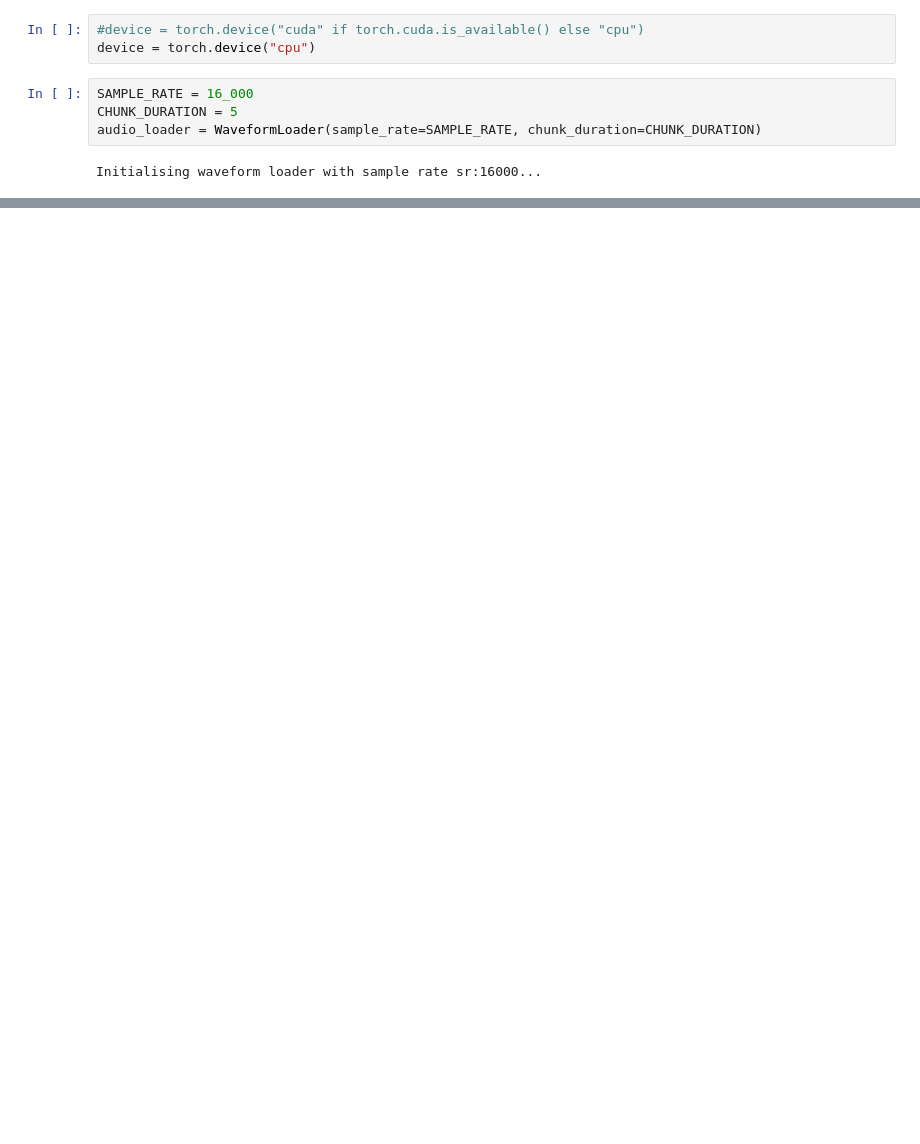
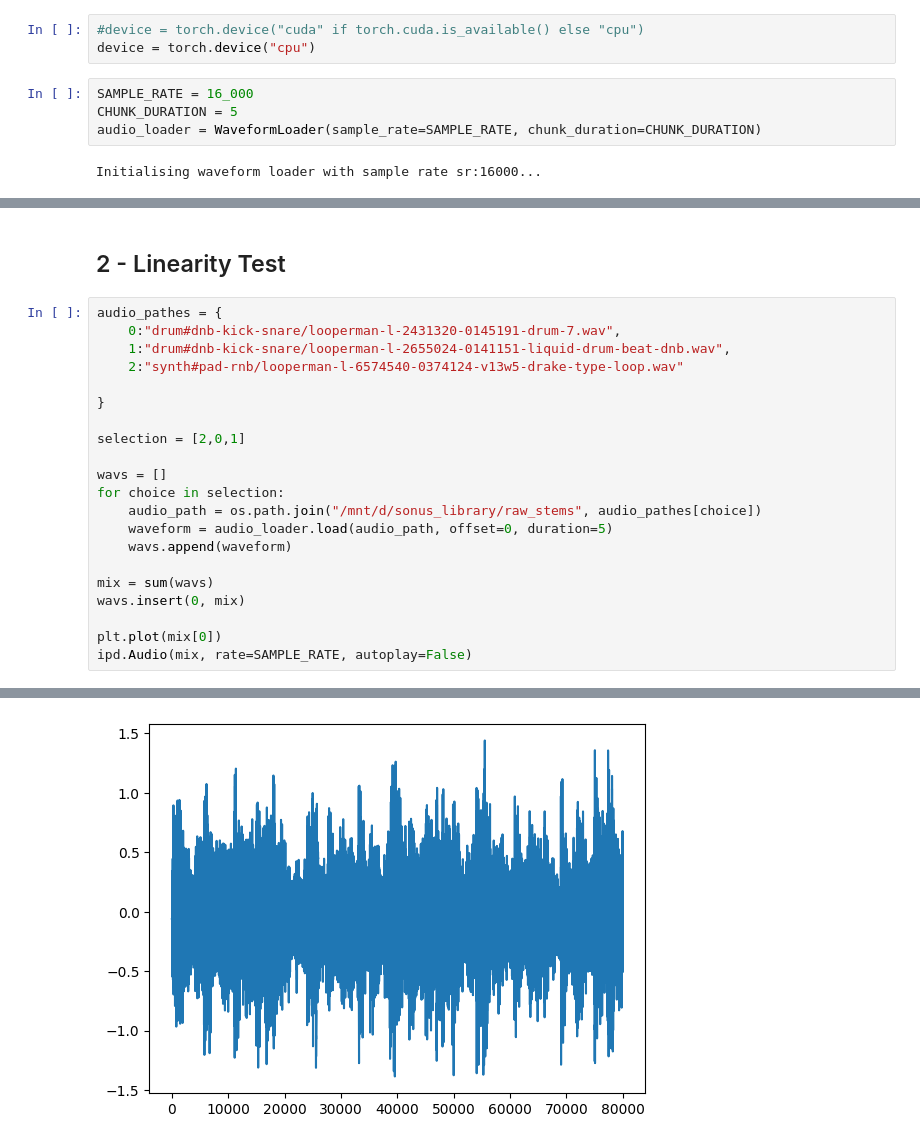
Before and after one commit to wkzng/iSincNet, a Jupyter notebook: demo.ipynb, the cells around one changed output, grey strips where cells are left out. Saved outputs shown, nothing was run; the diff lists cells and outputs as text; blank space fills up the shorter version.

```diff
--- a/demo.ipynb
+++ b/demo.ipynb
@@ -122,0 +126,24 @@ display(HTML(html_content))
+# %% [markdown]
+## 2 - Linearity Test
+# %%
+audio_pathes = {
+    0:"drum#dnb-kick-snare/looperman-l-2431320-0145191-drum-7.wav",
+    1:"drum#dnb-kick-snare/looperman-l-2655024-0141151-liquid-drum-beat-dnb.wav",
+    2:"synth#pad-rnb/looperman-l-6574540-0374124-v13w5-drake-type-loop.wav"
+
+}
+
+selection = [2,0,1]
+
+wavs = []
+for choice in selection:
+    audio_path = os.path.join("/mnt/d/sonus_library/raw_stems", audio_pathes[choice])
+    waveform = audio_loader.load(audio_path, offset=0, duration=5)
+    wavs.append(waveform)
+
+mix = sum(wavs)
+wavs.insert(0, mix)
+
+plt.plot(mix[0])
+ipd.Audio(mix, rate=SAMPLE_RATE, autoplay=False)
+# %% [output]
@@ -122,0 +151 @@ display(HTML(html_content))
+[figure, added]
```
Also changed, not shown: parts of 9 cells of this notebook, 1 other file.
